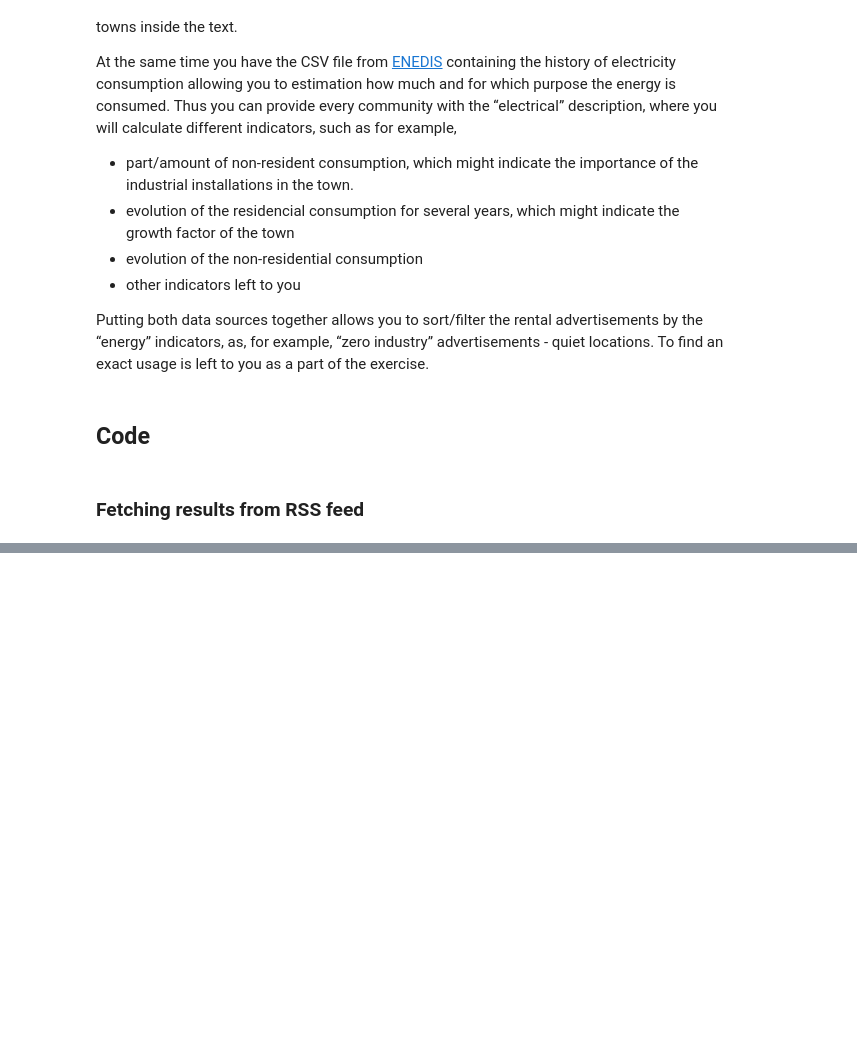
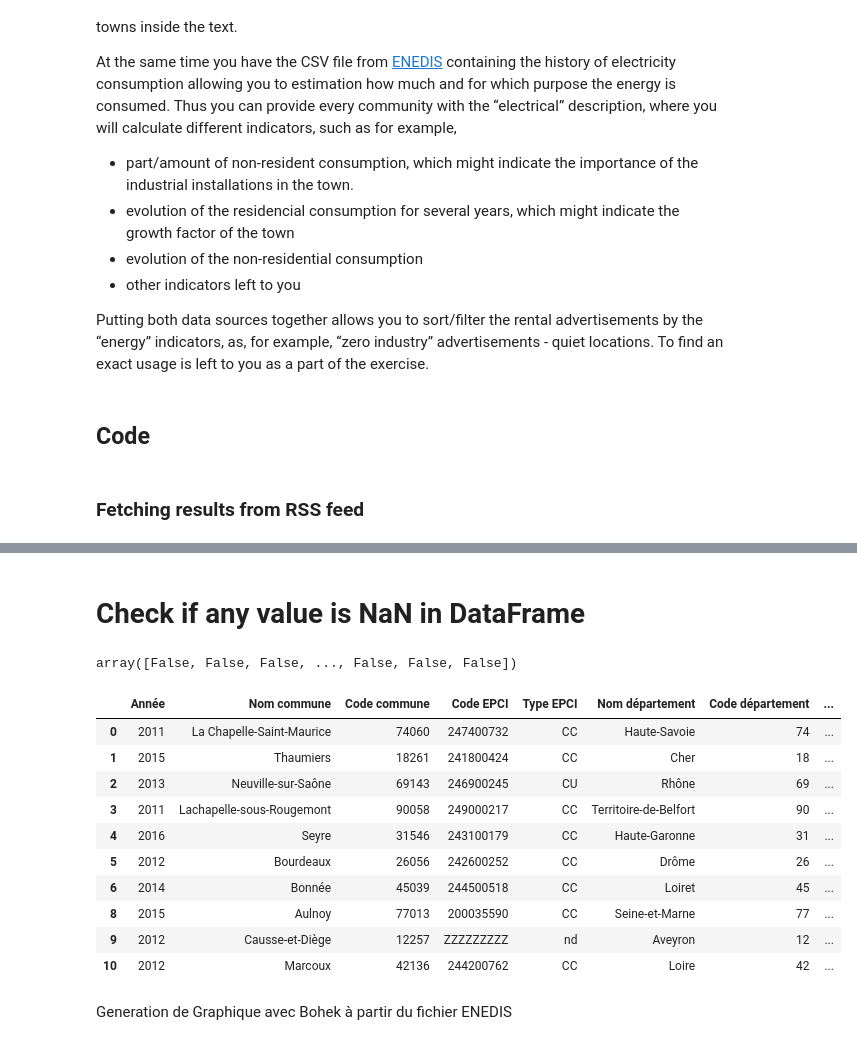
Before and after one commit to enzobes/house-rental-py, a Jupyter notebook: House-Rental.ipynb, the cells around one changed output, grey strips where cells are left out. Saved outputs shown, nothing was run; the diff lists cells and outputs as text; code cells hidden in the pictures; blank space fills up the shorter version.

```diff
--- a/House-Rental.ipynb
+++ b/House-Rental.ipynb
@@ -114,0 +115,3 @@ codeCommune.sort_values(['Commune']).head()
+# %%
+df_enedis = dataEnedis.drop(['Geo Shape','Geo Point 2D','Nom EPCI'], axis=1)
+df_enedis.head(5)
@@ -114,0 +125,24 @@ codeCommune.sort_values(['Commune']).head()
+# %% [markdown]
+ #  Check if any value is NaN in DataFrame
+# %%
+# Si la fonction retourne 'True' alors il existe des colonnes qui contiennent 'Nan' en donnée
+df_enedis.isnull().values.any(axis=1)
+# %% [output]
+array([False, False, False, ..., False, False, False])
+# %%
+# Afin de supprimer un maximum de lignes dont les données sont inutilisables
+df_enedis[df_enedis["Nombre d'habitants"] > 80].head(10)
+# %% [output]
+|  | Année | Nom commune | Code commune | Code EPCI | Type EPCI | Nom département | Code département | ... |
+| 0 | 2011 | La Chapelle-Saint-Maurice | 74060 | 247400732 | CC | Haute-Savoie | 74 | ... |
+| 1 | 2015 | Thaumiers | 18261 | 241800424 | CC | Cher | 18 | ... |
+| 2 | 2013 | Neuville-sur-Saône | 69143 | 246900245 | CU | Rhône | 69 | ... |
+| 3 | 2011 | Lachapelle-sous-Rougemont | 90058 | 249000217 | CC | Territoire-de-Belfort | 90 | ... |
+| 4 | 2016 | Seyre | 31546 | 243100179 | CC | Haute-Garonne | 31 | ... |
+| 5 | 2012 | Bourdeaux | 26056 | 242600252 | CC | Drôme | 26 | ... |
+| 6 | 2014 | Bonnée | 45039 | 244500518 | CC | Loiret | 45 | ... |
+| 8 | 2015 | Aulnoy | 77013 | 200035590 | CC | Seine-et-Marne | 77 | ... |
+| 9 | 2012 | Causse-et-Diège | 12257 | ZZZZZZZZZ | nd | Aveyron | 12 | ... |
+| 10 | 2012 | Marcoux | 42136 | 244200762 | CC | Loire | 42 | ... |
+# %% [markdown]
+  Generation de Graphique avec Bohek à partir du fichier ENEDIS
```
Also changed, not shown: parts of 5 cells of this notebook, 2 other files.
